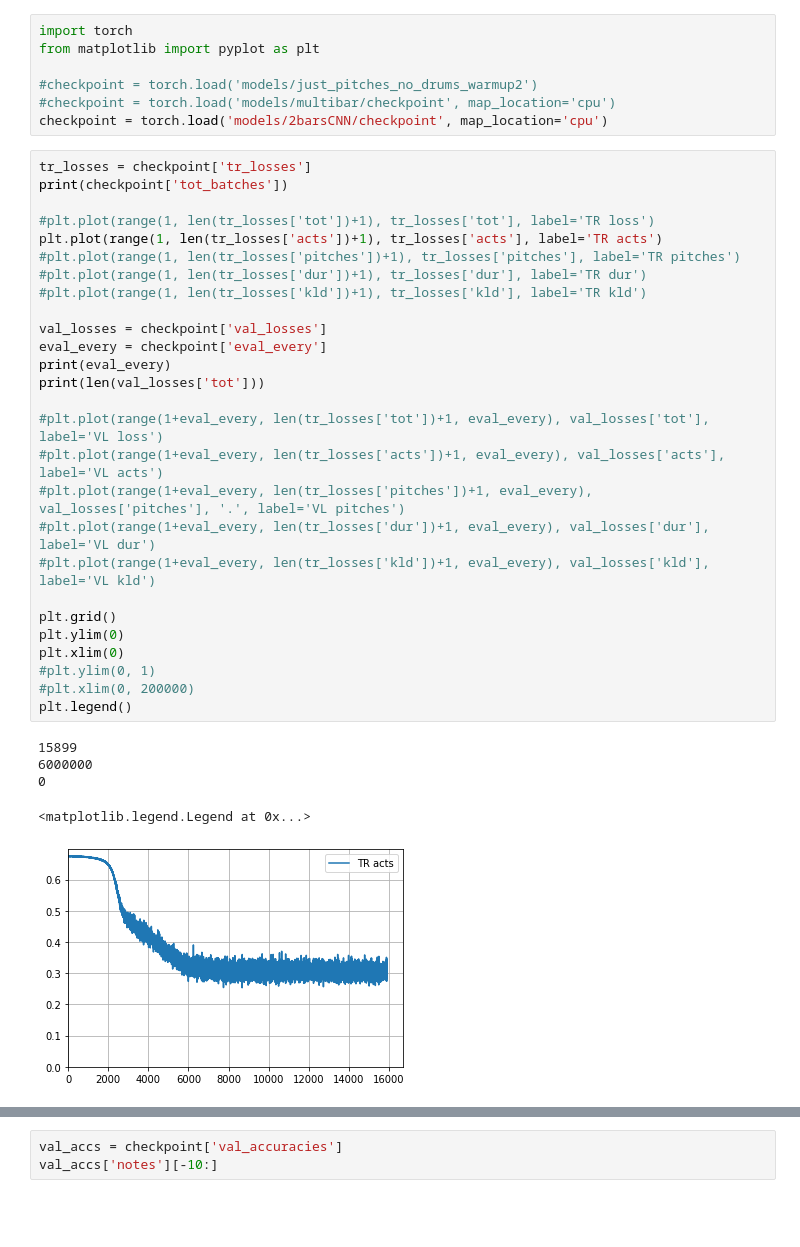
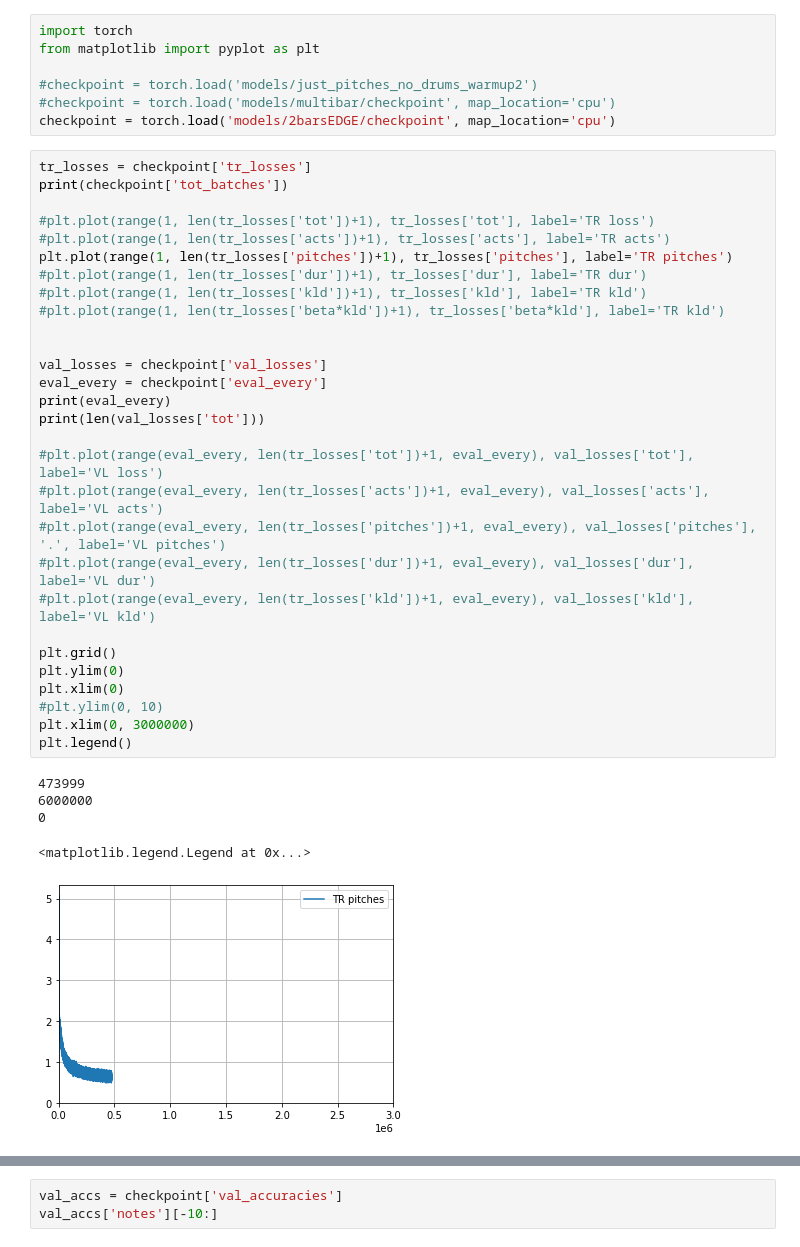
Before and after one commit to EmanueleCosenza/polyphemus, a Jupyter notebook: plot.ipynb, the cells around one changed output, grey strips where cells are left out. Saved outputs shown, nothing was run; the diff lists cells and outputs as text; blank space fills up the shorter version.

```diff
--- a/plot.ipynb
+++ b/plot.ipynb
@@ -4,40 +4,42 @@ from matplotlib import pyplot as plt
 
 #checkpoint = torch.load('models/just_pitches_no_drums_warmup2')
 #checkpoint = torch.load('models/multibar/checkpoint', map_location='cpu')
-checkpoint = torch.load('models/2barsCNN/checkpoint', map_location='cpu')
+checkpoint = torch.load('models/2barsEDGE/checkpoint', map_location='cpu')
 # %%
 tr_losses = checkpoint['tr_losses']
 print(checkpoint['tot_batches'])
 
 #plt.plot(range(1, len(tr_losses['tot'])+1), tr_losses['tot'], label='TR loss')
-plt.plot(range(1, len(tr_losses['acts'])+1), tr_losses['acts'], label='TR acts')
-#plt.plot(range(1, len(tr_losses['pitches'])+1), tr_losses['pitches'], label='TR pitches')
+#plt.plot(range(1, len(tr_losses['acts'])+1), tr_losses['acts'], label='TR acts')
+plt.plot(range(1, len(tr_losses['pitches'])+1), tr_losses['pitches'], label='TR pitches')
 #plt.plot(range(1, len(tr_losses['dur'])+1), tr_losses['dur'], label='TR dur')
 #plt.plot(range(1, len(tr_losses['kld'])+1), tr_losses['kld'], label='TR kld')
+#plt.plot(range(1, len(tr_losses['beta*kld'])+1), tr_losses['beta*kld'], label='TR kld')
+
 
 val_losses = checkpoint['val_losses']
 eval_every = checkpoint['eval_every']
 print(eval_every)
 print(len(val_losses['tot']))
 
-#plt.plot(range(1+eval_every, len(tr_losses['tot'])+1, eval_every), val_losses['tot'], label='VL loss')
-#plt.plot(range(1+eval_every, len(tr_losses['acts'])+1, eval_every), val_losses['acts'], label='VL acts')
-#plt.plot(range(1+eval_every, len(tr_losses['pitches'])+1, eval_every), val_losses['pitches'], '.', label='VL pitches')
-#plt.plot(range(1+eval_every, len(tr_losses['dur'])+1, eval_every), val_losses['dur'], label='VL dur')
-#plt.plot(range(1+eval_every, len(tr_losses['kld'])+1, eval_every), val_losses['kld'], label='VL kld')
+#plt.plot(range(eval_every, len(tr_losses['tot'])+1, eval_every), val_losses['tot'], label='VL loss')
+#plt.plot(range(eval_every, len(tr_losses['acts'])+1, eval_every), val_losses['acts'], label='VL acts')
+#plt.plot(range(eval_every, len(tr_losses['pitches'])+1, eval_every), val_losses['pitches'], '.', label='VL pitches')
+#plt.plot(range(eval_every, len(tr_losses['dur'])+1, eval_every), val_losses['dur'], label='VL dur')
+#plt.plot(range(eval_every, len(tr_losses['kld'])+1, eval_every), val_losses['kld'], label='VL kld')
 
 plt.grid()
 plt.ylim(0)
 plt.xlim(0)
-#plt.ylim(0, 1)
-#plt.xlim(0, 200000)
+#plt.ylim(0, 10)
+plt.xlim(0, 3000000)
 plt.legend()
 # %% [output]
-15899
+473999
 6000000
 0
 <matplotlib.legend.Legend at 0x...>
-[figure, old version]
+[figure, new version]
 # %%
 tr_accs = checkpoint['tr_accuracies']
 #plt.plot(range(1, len(tr_accs['acts_acc'])+1), tr_accs['acts_acc'], label='Activations acc. (TR)')
```
Also changed, not shown: parts of 27 cells of this notebook.
